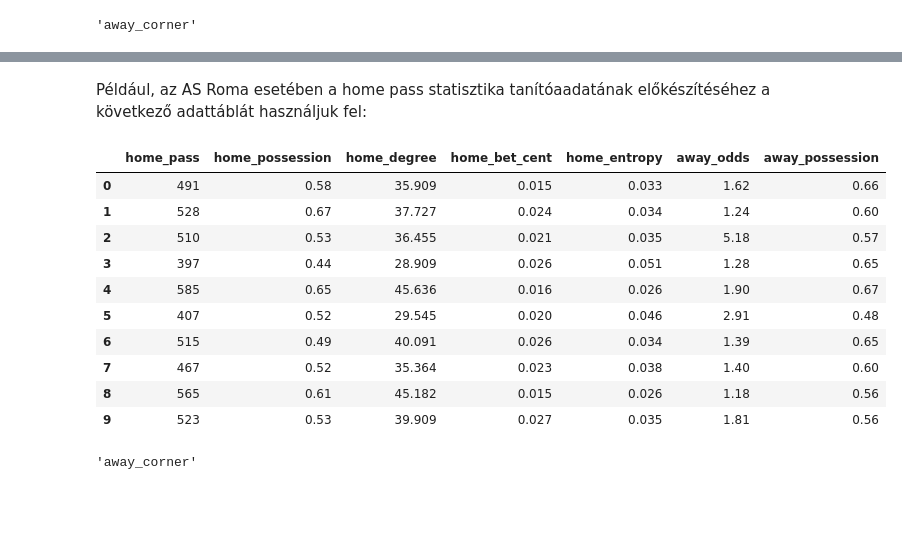
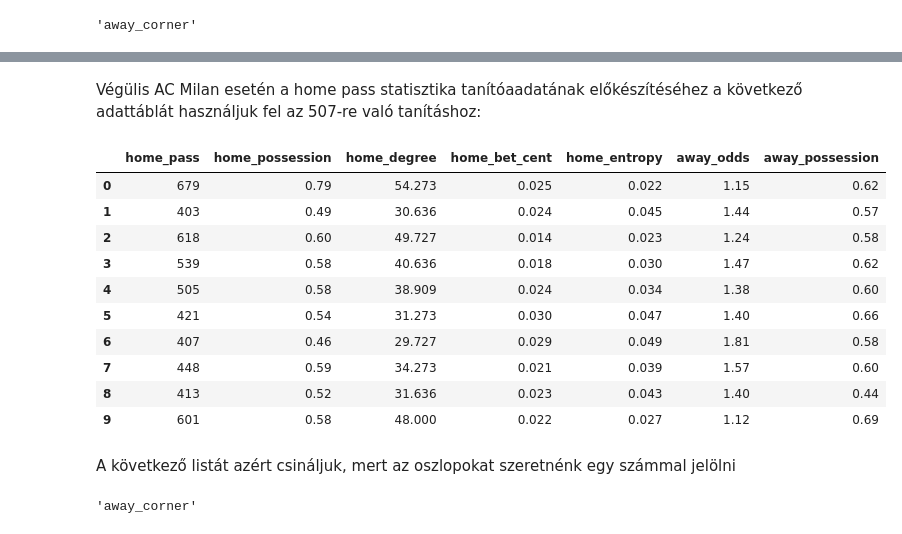
Before and after one commit to mebalint/hgt_m_csapat, a Jupyter notebook: hgt_m_csapat_football_project.ipynb, the cells around one changed output, grey strips where cells are left out. Cells and saved outputs as stored; diff of their text form; code cells hidden in the pictures; blank space fills up the shorter version.

```diff
--- a/hgt_m_csapat_football_project.ipynb
+++ b/hgt_m_csapat_football_project.ipynb
@@ -186,23 +260,25 @@ matches_stat
 # %% [markdown]
-Például, az AS Roma esetében a home pass statisztika tanítóaadatának előkészítéséhez a következő adattáblát használjuk fel:
+Végülis AC Milan esetén a home pass statisztika tanítóaadatának előkészítéséhez a következő adattáblát használjuk fel az 507-re való tanításhoz:
 # %%
 ar_c=[True, False, True]+list(annot_labels[4]=='C')
 ar_n=[False, True, True]+list(annot_labels[4]=='N')
-opponent_df=matches_stat[matches_stat['home']=='AS Roma']
+opponent_df=matches_stat[matches_stat['home']=='Juventus']
 opponent_df[list(replace_dict.values())]=opponent_df[list(replace_dict.keys())]
-matches_stat.iloc[15:25, ar_c].merge(opponent_df.iloc[:,ar_n], how='inner', on='gameweek').drop(columns=['home', 'gameweek', 'away'])
+matches_stat.iloc[:10, ar_c].merge(opponent_df.iloc[:,ar_n], how='inner', on='gameweek').drop(columns=['home', 'gameweek', 'away'])
 # %% [output]
 |  | home_pass | home_possession | home_degree | home_bet_cent | home_entropy | away_odds | away_possession |
-| 0 | 491 | 0.58 | 35.909 | 0.015 | 0.033 | 1.62 | 0.66 |
-| 1 | 528 | 0.67 | 37.727 | 0.024 | 0.034 | 1.24 | 0.60 |
-| 2 | 510 | 0.53 | 36.455 | 0.021 | 0.035 | 5.18 | 0.57 |
-| 3 | 397 | 0.44 | 28.909 | 0.026 | 0.051 | 1.28 | 0.65 |
-| 4 | 585 | 0.65 | 45.636 | 0.016 | 0.026 | 1.90 | 0.67 |
-| 5 | 407 | 0.52 | 29.545 | 0.020 | 0.046 | 2.91 | 0.48 |
-| 6 | 515 | 0.49 | 40.091 | 0.026 | 0.034 | 1.39 | 0.65 |
-| 7 | 467 | 0.52 | 35.364 | 0.023 | 0.038 | 1.40 | 0.60 |
-| 8 | 565 | 0.61 | 45.182 | 0.015 | 0.026 | 1.18 | 0.56 |
-| 9 | 523 | 0.53 | 39.909 | 0.027 | 0.035 | 1.81 | 0.56 |
+| 0 | 679 | 0.79 | 54.273 | 0.025 | 0.022 | 1.15 | 0.62 |
+| 1 | 403 | 0.49 | 30.636 | 0.024 | 0.045 | 1.44 | 0.57 |
+| 2 | 618 | 0.60 | 49.727 | 0.014 | 0.023 | 1.24 | 0.58 |
+| 3 | 539 | 0.58 | 40.636 | 0.018 | 0.030 | 1.47 | 0.62 |
+| 4 | 505 | 0.58 | 38.909 | 0.024 | 0.034 | 1.38 | 0.60 |
+| 5 | 421 | 0.54 | 31.273 | 0.030 | 0.047 | 1.40 | 0.66 |
+| 6 | 407 | 0.46 | 29.727 | 0.029 | 0.049 | 1.81 | 0.58 |
+| 7 | 448 | 0.59 | 34.273 | 0.021 | 0.039 | 1.57 | 0.60 |
+| 8 | 413 | 0.52 | 31.636 | 0.023 | 0.043 | 1.40 | 0.44 |
+| 9 | 601 | 0.58 | 48.000 | 0.022 | 0.027 | 1.12 | 0.69 |
+# %% [markdown]
+A következő listát azért csináljuk, mert az oszlopokat szeretnénk egy számmal jelölni
 # %%
 stats=list(matches.drop(columns=['home', 'away', 'gameweek']).columns)
 stats[3]
```
Also changed, not shown: parts of 75 cells of this notebook.
